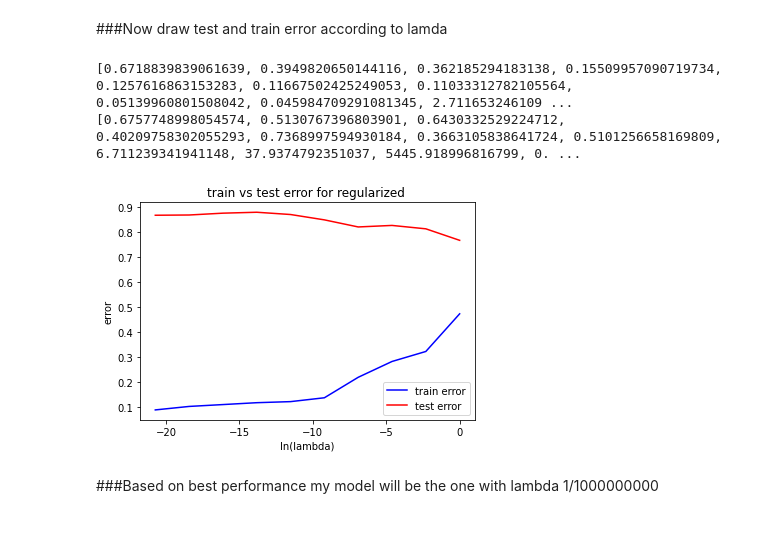
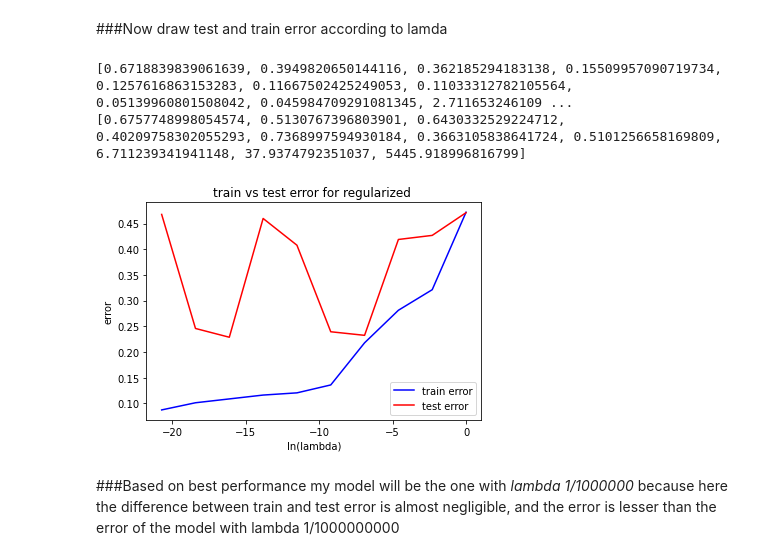
Before and after one commit to rohanmandrekar/overfitting-using-higher-order-linear-regression, a Jupyter notebook: overfitting.ipynb, the cells around one changed output. Cells and saved outputs as stored; diff of their text form; code cells hidden in the pictures; blank space fills up the shorter version.

```diff
--- a/overfitting.ipynb
+++ b/overfitting.ipynb
@@ -489,35 +489,35 @@ for alpha in alphas:
   # model=LinearRegression()
   # model.fit(x_transf,train_y)
 
   # y_new=model.predict(x_transf)
   ridge = make_pipeline(PolynomialFeatures(degree=9),
                       Ridge(alpha=alpha))
   ridge.fit(train_x,train_y)
   ynew=ridge.predict(train_x)
 
   #training error
   rmse=np.sqrt(mean_squared_error(train_y,ynew))
   #test error
   y2newtest=ridge.predict(test_x)
-  rmse2=np.sqrt(mean_squared_error(test_y,ynew))
+  rmse2=np.sqrt(mean_squared_error(test_y,y2newtest))
 
   regularised_train_error.append(rmse)
   regularised_test_error.append(rmse2)
 
 
 print(train_errors)
 print(test_errors)
 logalpha=[np.log(1),np.log(1/10),np.log(1/100),np.log(1/1000),np.log(1/10000),np.log(1/100000),np.log(1/1000000),np.log(1/10000000),np.log(1/100000000),np.log(1/1000000000)]
 plt.plot(logalpha,regularised_train_error,label = 'train error', color = 'blue')
 plt.plot(logalpha,regularised_test_error,label = 'test error', color = 'red')
 plt.title('train vs test error for regularized ')
 plt.xlabel('ln(lambda)')
 plt.ylabel('error')
 plt.legend()
 plt.show()
 # %% [output]
 [0.6718839839061639, 0.3949820650144116, 0.362185294183138, 0.15509957090719734, 0.1257616863153283, 0.11667502425249053, 0.11033312782105564, 0.05139960801508042, 0.045984709291081345, 2.711653246109 ...
-[0.6757748998054574, 0.5130767396803901, 0.6430332529224712, 0.40209758302055293, 0.7368997594930184, 0.3663105838641724, 0.5101256658169809, 6.711239341941148, 37.9374792351037, 5445.918996816799, 0. ...
+[0.6757748998054574, 0.5130767396803901, 0.6430332529224712, 0.40209758302055293, 0.7368997594930184, 0.3663105838641724, 0.5101256658169809, 6.711239341941148, 37.9374792351037, 5445.918996816799]
-[figure, old version]
+[figure, new version]
 # %% [markdown]
-###Based on best performance my model will be the one with lambda 1/1000000000
+###Based on best performance my model will be the one with *lambda 1/1000000* because here the difference between train and test error is almost negligible, and the error is lesser than the error of the model with lambda 1/1000000000
```
